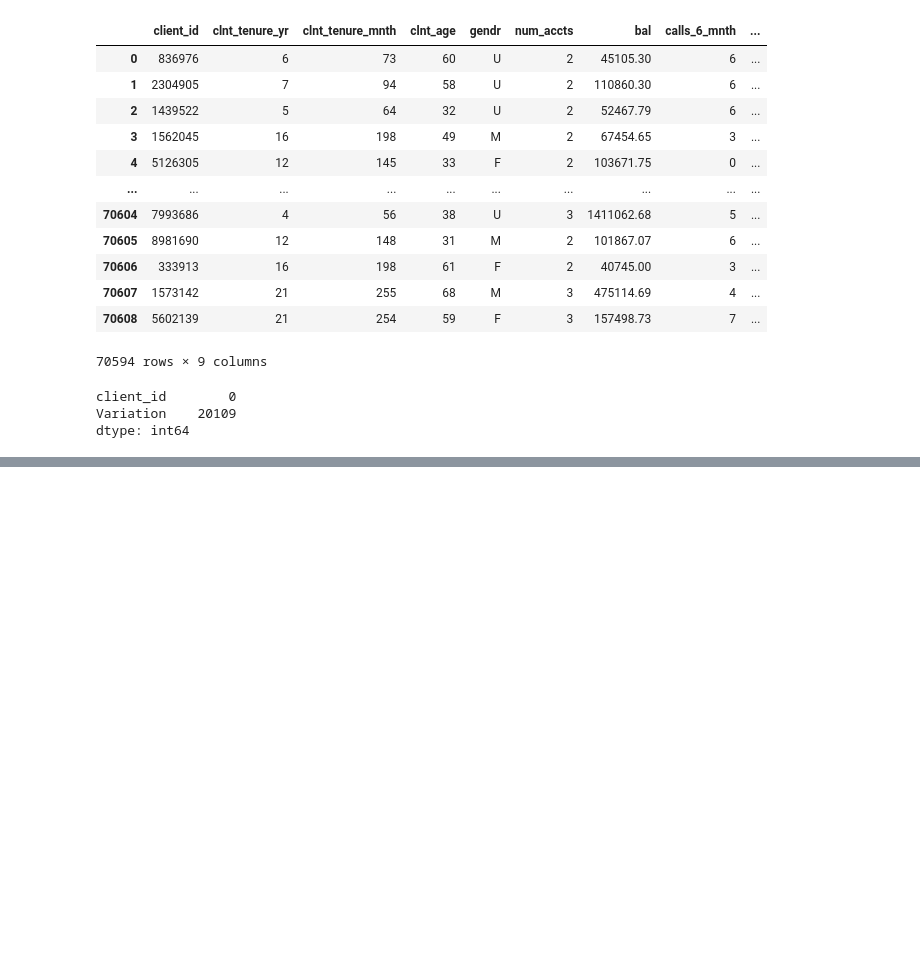
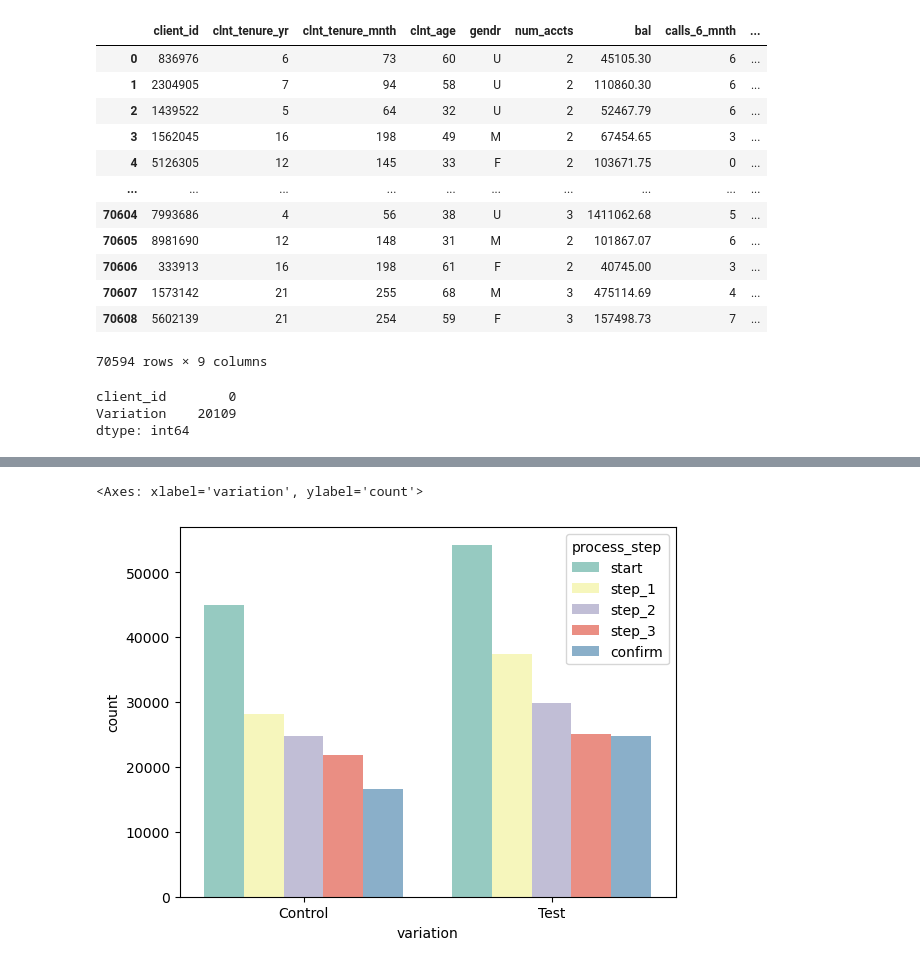
Before and after one commit to bfranx62/Ironhack-EDA-Project, a Jupyter notebook: bryan_main.ipynb, the cells around one changed output, grey strips where cells are left out. Drawn from its saved outputs; the diff is of its cells as text; code cells hidden in the pictures; blank space fills up the shorter version.

```diff
--- a/bryan_main.ipynb
+++ b/bryan_main.ipynb
@@ -203,4 +170,4 @@ client_id        0
 Variation    20109
 dtype: int64
 # %%
-df_fe_c.describe(include = 'all')
+df_fe_c.dropna(inplace = True)
@@ -222 +174,3 @@ df_fe_c.describe(include = 'all')
+# %%
+df_fe_c.rename(columns={'Variation':'variation'}, inplace = True)
 # %%
@@ -285,0 +185,2 @@ Going solely off of descriptive statistics, it seems that typical* clients are a
+# %%
+test_subjects_df = pd.merge(df_fw_dm, df_fe_c, on='client_id')
@@ -285,0 +425,10 @@ Going solely off of descriptive statistics, it seems that typical* clients are a
+# %%
+# Create a list of categories sorted by total counts in descending order
+category_order = ['Control','Test']
+hue_order = ['start', 'step_1', 'step_2', 'step_3', 'confirm']
+# %%
+# Plotting a grouped bar chart
+sns.countplot(data=test_subjects_df, x='variation', hue= 'process_step', palette='Set3', order = category_order, hue_order = hue_order)
+# %% [output]
+<Axes: xlabel='variation', ylabel='count'>
+[figure, added]
```
Also changed, not shown: parts of 122 cells of this notebook.
